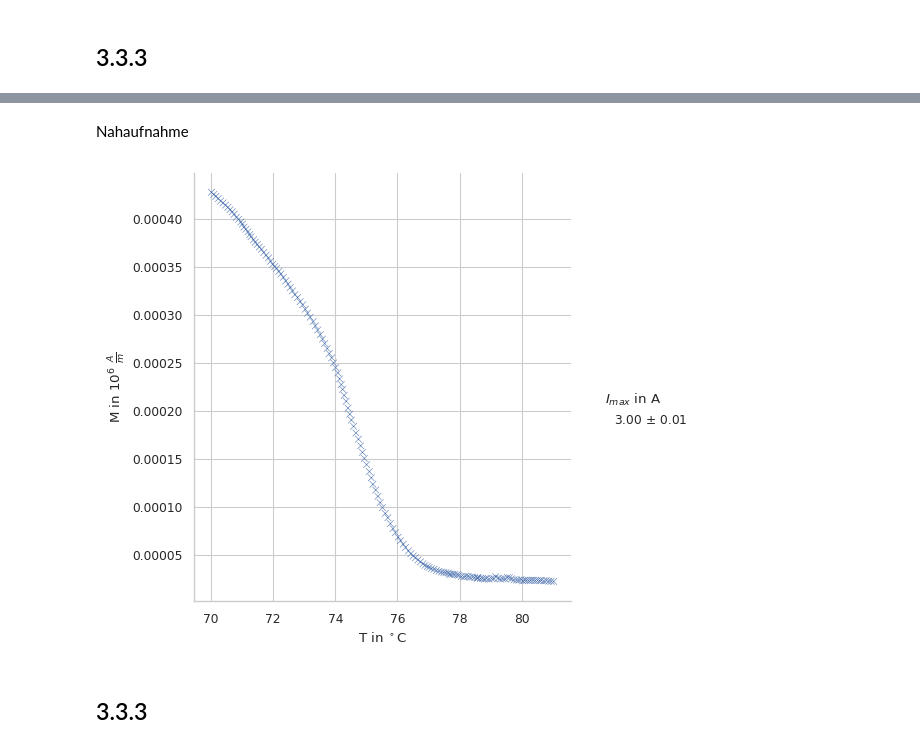
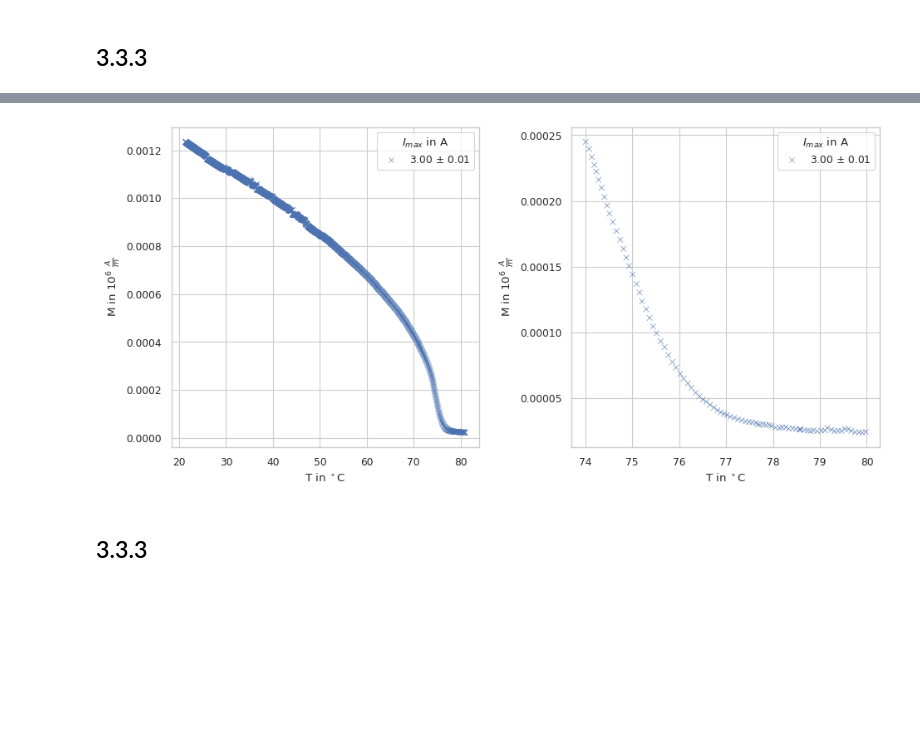
Before and after one commit to ofilla/physik-praktikum-b, a Jupyter notebook: B2.4/data/Auswertung.ipynb, the cells around one changed output, grey strips where cells are left out. Cells and saved outputs as stored; diff of their text form; code cells hidden in the pictures; blank space fills up the shorter version.

```diff
--- a/B2.4/data/Auswertung.ipynb
+++ b/B2.4/data/Auswertung.ipynb
@@ -215,14 +220,0 @@ sns.relplot(
-# %% [markdown]
-Nahaufnahme
-# %%
-sns.relplot(
-    data=data[data[T_column] > 70],
-    x=T_column,
-    y=M_column,
-    height=5,
-    hue=I_column,
-    marker='x',
-    legend='full'
-);
-# %% [output]
-[figure, removed]
@@ -229,3 +228,32 @@ sns.relplot(
+# %%
+fig = plt.figure(figsize=(11,5))
+fig.subplots_adjust(hspace=0.3, wspace=0.3)
+
+ax = fig.add_subplot(1, 2, 1)
+sns.scatterplot(
+    data=data,
+    x=T_column,
+    y=M_column,
+    hue=I_column,
+    marker='x',
+    legend='full',
+    ax=ax
+)
+
+ax = fig.add_subplot(1, 2, 2)
+sns.scatterplot(
+    data=data[(data[T_column] > 74)&(data[T_column] < 80)],
+    x=T_column,
+    y=M_column,
+    hue=I_column,
+    marker='x',
+    legend='full',
+    ax=ax
+)
+
+fig.savefig('../../media/B2.4/3.3.3.svg', bbox_inches='tight')
+# %% [output]
+[figure, added]
 # %% [markdown]
 ## 3.3.3
 # %% [markdown]
```
Also changed, not shown: parts of 24 cells of this notebook, 8 other files.
